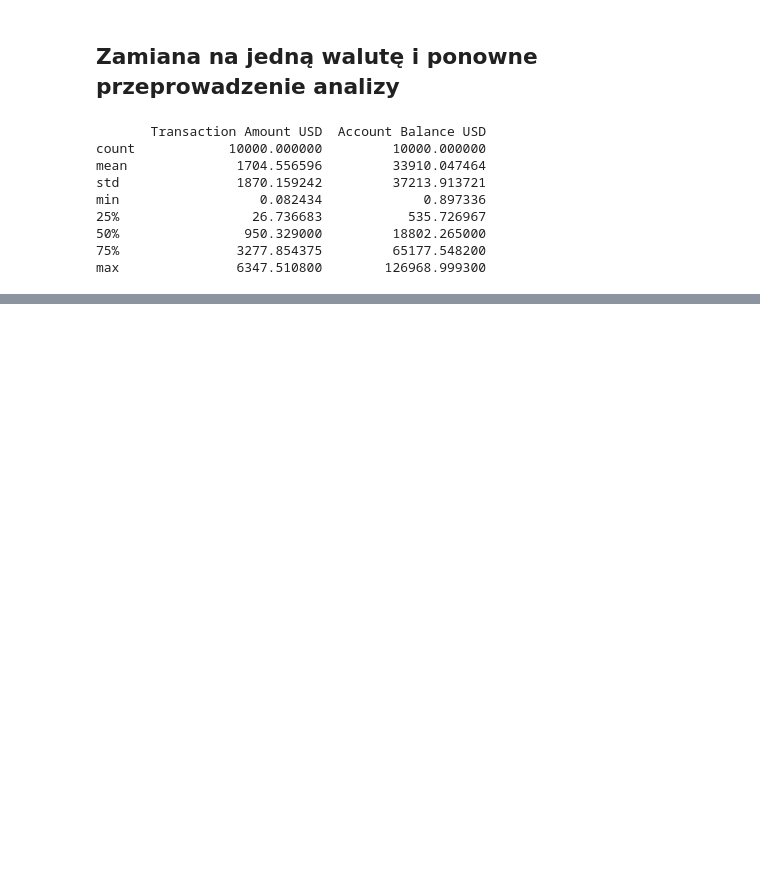
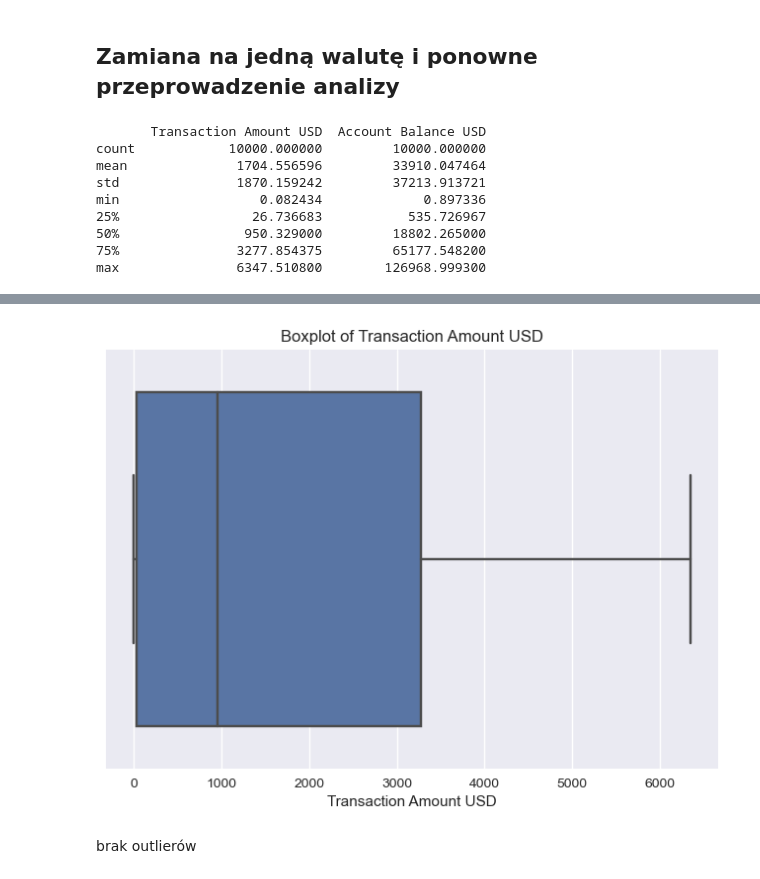
Before and after one commit to wiktoriakawa/IntroductionToMachineLearning-Project2, a Jupyter notebook: budowa_krok_1i2_3.ipynb, the cells around one changed output, grey strips where cells are left out. Cells and saved outputs as stored; diff of their text form; code cells hidden in the pictures; blank space fills up the shorter version.

```diff
--- a/budowa_krok_1i2_3.ipynb
+++ b/budowa_krok_1i2_3.ipynb
@@ -322,3 +298,11 @@ df.head()
+# %%
+sns.boxplot(x=df['Transaction Amount USD'])
+plt.title('Boxplot of Transaction Amount USD')
+plt.show()
+# %% [output]
+[figure, added]
+# %% [markdown]
+brak outlierów
 # %%
 plt.figure(figsize=(12, 5))
 plt.subplot(1, 2, 1)
```
Also changed, not shown: parts of 42 cells of this notebook.
